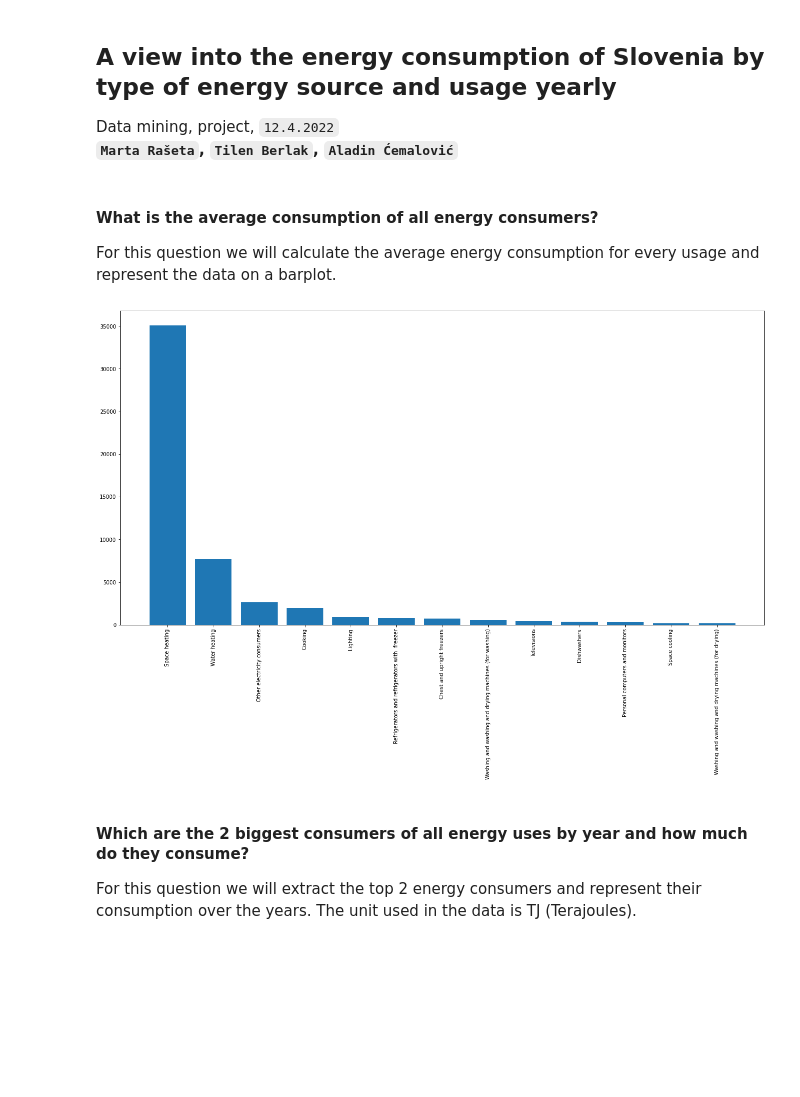
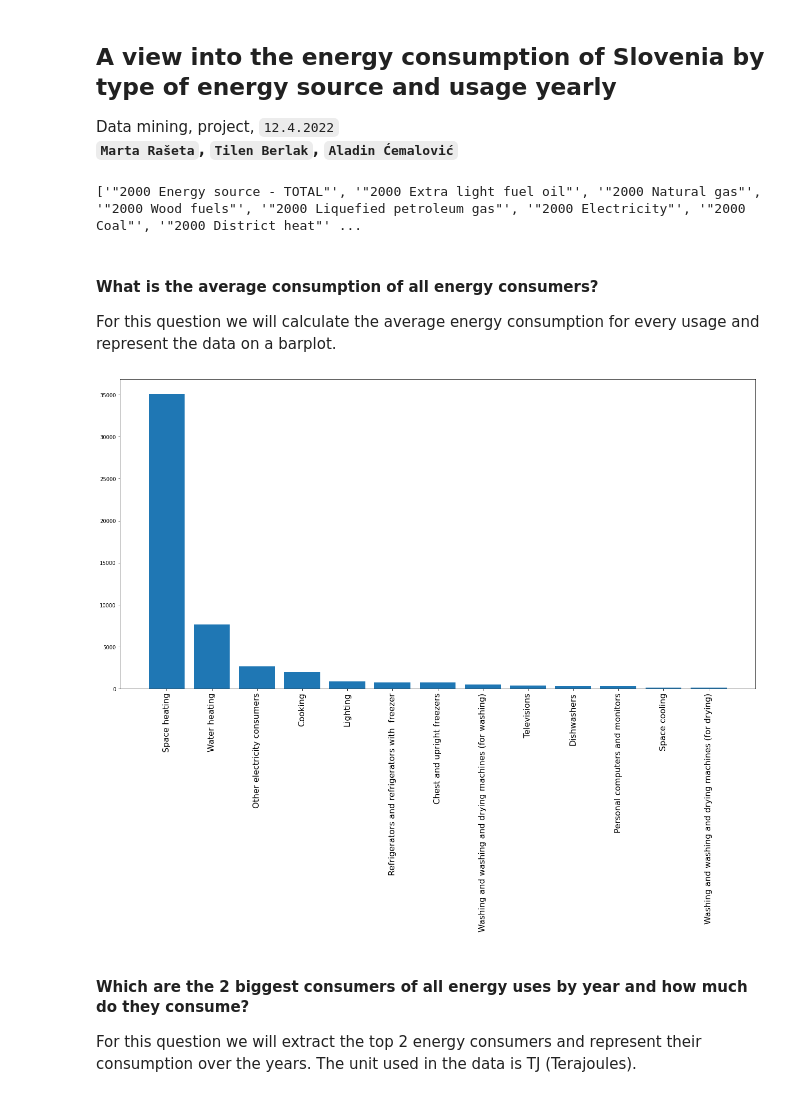
Before and after one commit to TilenBerlak/Data-mining-project, a Jupyter notebook: Projekt/Projekt.ipynb, the cells around one changed output. Saved outputs shown, nothing was run; the diff lists cells and outputs as text; code cells hidden in the pictures; blank space fills up the shorter version.

```diff
--- a/Projekt/Projekt.ipynb
+++ b/Projekt/Projekt.ipynb
@@ -18,10 +18,13 @@ row_names = []
 #Get the column and row names
 f = open("usage_headers.csv", "r")
 column_names=f.readline().strip().split(",")
+print(column_names)
 
 for x in f:
     row_names.append(x.strip())
 row_names=np.array(row_names)
+# %% [output]
+['"2000 Energy source - TOTAL"', '"2000 Extra light fuel oil"', '"2000 Natural gas"', '"2000 Wood fuels"', '"2000 Liquefied petroleum gas"', '"2000 Electricity"', '"2000 Coal"', '"2000 District heat"' ...
 # %%
 import matplotlib.pyplot as plt
 
@@ -49,18 +52,18 @@ For this question we will calculate the average energy consumption for every usa
 # %%
 averages = []
 transpose = npmat.transpose()
 plt.figure(figsize=(22, 11))
 for x in transpose:
     averages.append(np.average(x))
 
 np_names=np.array(names)
 np_averages=np.array(averages)
 indices = np.argsort(np_averages)[::-1]
-plt.xticks(rotation='vertical')
+plt.xticks(rotation='vertical',fontsize=16)
 plt.bar(np_names[indices],np_averages[indices])
 plt.show()
 # %% [output]
-[figure, old version]
+[figure, new version]
 # %% [markdown]
 
 #### Which are the 2 biggest consumers of all energy uses by year and how much do they consume?
```
Also changed, not shown: parts of 1 cell of this notebook.
